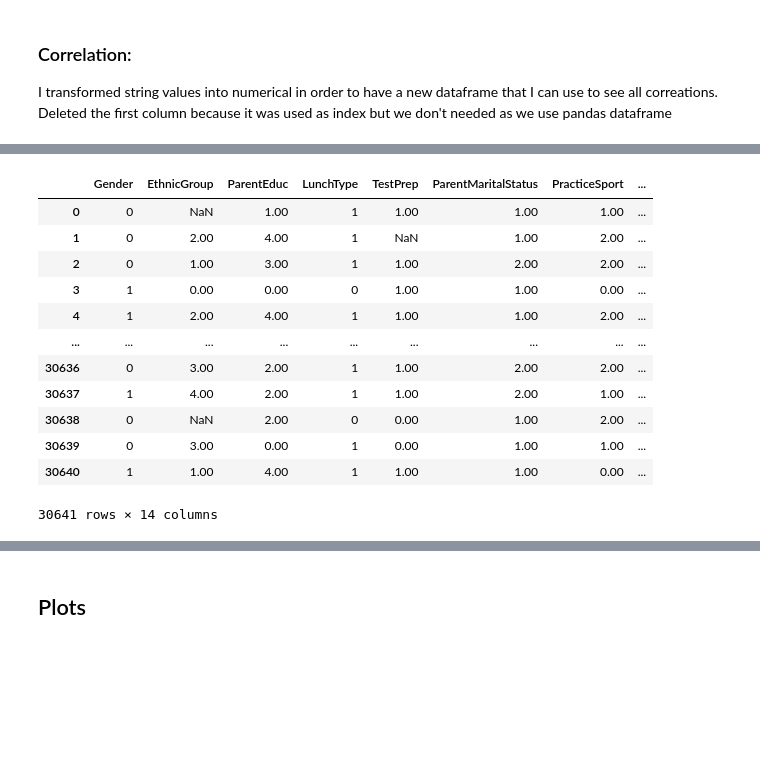
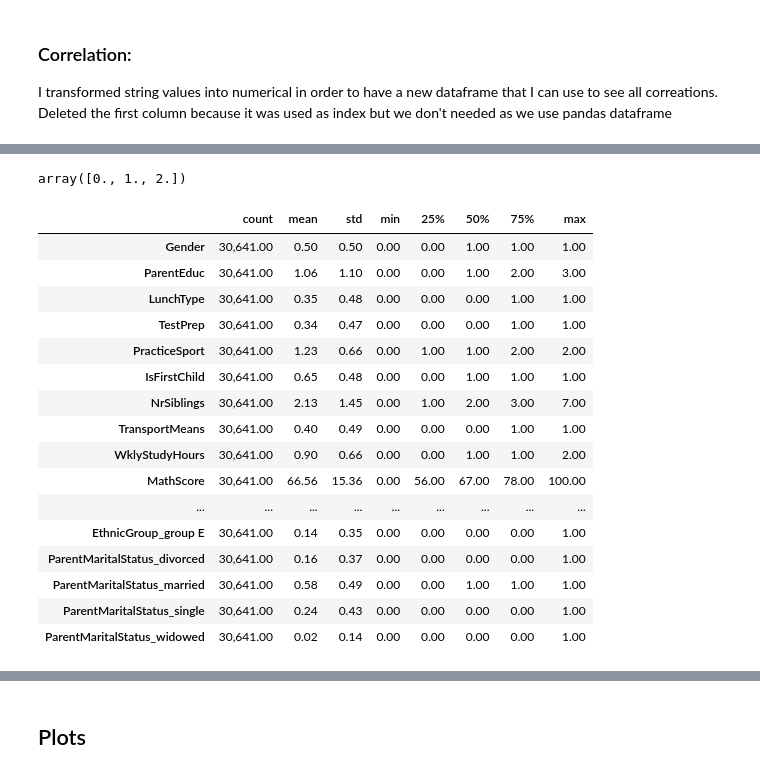
Before and after one commit to onathatice-univr/programming_final_project, a Jupyter notebook: VR503361_final_project.ipynb, the cells around one changed output, grey strips where cells are left out. Drawn from its saved outputs; the diff is of its cells as text; code cells hidden in the pictures; blank space fills up the shorter version.

```diff
--- a/VR503361_final_project.ipynb
+++ b/VR503361_final_project.ipynb
@@ -99,0 +240,8 @@ df_exam_score_copy = df_exam_score.copy()
+# %%
+replace_WklyStudyHours={
+    '< 5' :0,
+    '5 - 10':1,
+    '> 10':2
+}
+
+df_exam_score_copy['WklyStudyHours'].replace(replace_WklyStudyHours,inplace=True)
@@ -127,17 +381,25 @@ del df_exam_score_transformed['Unnamed: 0']
-# %%
-df_exam_score_transformed
-# %% [output]
-|  | Gender | EthnicGroup | ParentEduc | LunchType | TestPrep | ParentMaritalStatus | PracticeSport | ... |
-| 0 | 0 | NaN | 1.00 | 1 | 1.00 | 1.00 | 1.00 | ... |
-| 1 | 0 | 2.00 | 4.00 | 1 | NaN | 1.00 | 2.00 | ... |
-| 2 | 0 | 1.00 | 3.00 | 1 | 1.00 | 2.00 | 2.00 | ... |
-| 3 | 1 | 0.00 | 0.00 | 0 | 1.00 | 1.00 | 0.00 | ... |
-| 4 | 1 | 2.00 | 4.00 | 1 | 1.00 | 1.00 | 2.00 | ... |
-| ... | ... | ... | ... | ... | ... | ... | ... | ... |
-| 30636 | 0 | 3.00 | 2.00 | 1 | 1.00 | 2.00 | 2.00 | ... |
-| 30637 | 1 | 4.00 | 2.00 | 1 | 1.00 | 2.00 | 1.00 | ... |
-| 30638 | 0 | NaN | 2.00 | 0 | 0.00 | 1.00 | 2.00 | ... |
-| 30639 | 0 | 3.00 | 0.00 | 1 | 0.00 | 1.00 | 1.00 | ... |
-| 30640 | 1 | 1.00 | 4.00 | 1 | 1.00 | 1.00 | 0.00 | ... |
-30641 rows × 14 columns
+# %%
+df_exam_score_copy.WklyStudyHours.unique()
+# %% [output]
+array([0., 1., 2.])
+# %%
+df_exam_score_copy.describe().T
+# %% [output]
+|  | count | mean | std | min | 25% | 50% | 75% | max |
+| Gender | 30,641.00 | 0.50 | 0.50 | 0.00 | 0.00 | 1.00 | 1.00 | 1.00 |
+| ParentEduc | 30,641.00 | 1.06 | 1.10 | 0.00 | 0.00 | 1.00 | 2.00 | 3.00 |
+| LunchType | 30,641.00 | 0.35 | 0.48 | 0.00 | 0.00 | 0.00 | 1.00 | 1.00 |
+| TestPrep | 30,641.00 | 0.34 | 0.47 | 0.00 | 0.00 | 0.00 | 1.00 | 1.00 |
+| PracticeSport | 30,641.00 | 1.23 | 0.66 | 0.00 | 1.00 | 1.00 | 2.00 | 2.00 |
+| IsFirstChild | 30,641.00 | 0.65 | 0.48 | 0.00 | 0.00 | 1.00 | 1.00 | 1.00 |
+| NrSiblings | 30,641.00 | 2.13 | 1.45 | 0.00 | 1.00 | 2.00 | 3.00 | 7.00 |
+| TransportMeans | 30,641.00 | 0.40 | 0.49 | 0.00 | 0.00 | 0.00 | 1.00 | 1.00 |
+| WklyStudyHours | 30,641.00 | 0.90 | 0.66 | 0.00 | 0.00 | 1.00 | 1.00 | 2.00 |
+| MathScore | 30,641.00 | 66.56 | 15.36 | 0.00 | 56.00 | 67.00 | 78.00 | 100.00 |
+| ... | ... | ... | ... | ... | ... | ... | ... | ... |
+| EthnicGroup_group E | 30,641.00 | 0.14 | 0.35 | 0.00 | 0.00 | 0.00 | 0.00 | 1.00 |
+| ParentMaritalStatus_divorced | 30,641.00 | 0.16 | 0.37 | 0.00 | 0.00 | 0.00 | 0.00 | 1.00 |
+| ParentMaritalStatus_married | 30,641.00 | 0.58 | 0.49 | 0.00 | 0.00 | 1.00 | 1.00 | 1.00 |
+| ParentMaritalStatus_single | 30,641.00 | 0.24 | 0.43 | 0.00 | 0.00 | 0.00 | 0.00 | 1.00 |
+| ParentMaritalStatus_widowed | 30,641.00 | 0.02 | 0.14 | 0.00 | 0.00 | 0.00 | 0.00 | 1.00 |
 # %%
```
Also changed, not shown: parts of 41 cells of this notebook.
